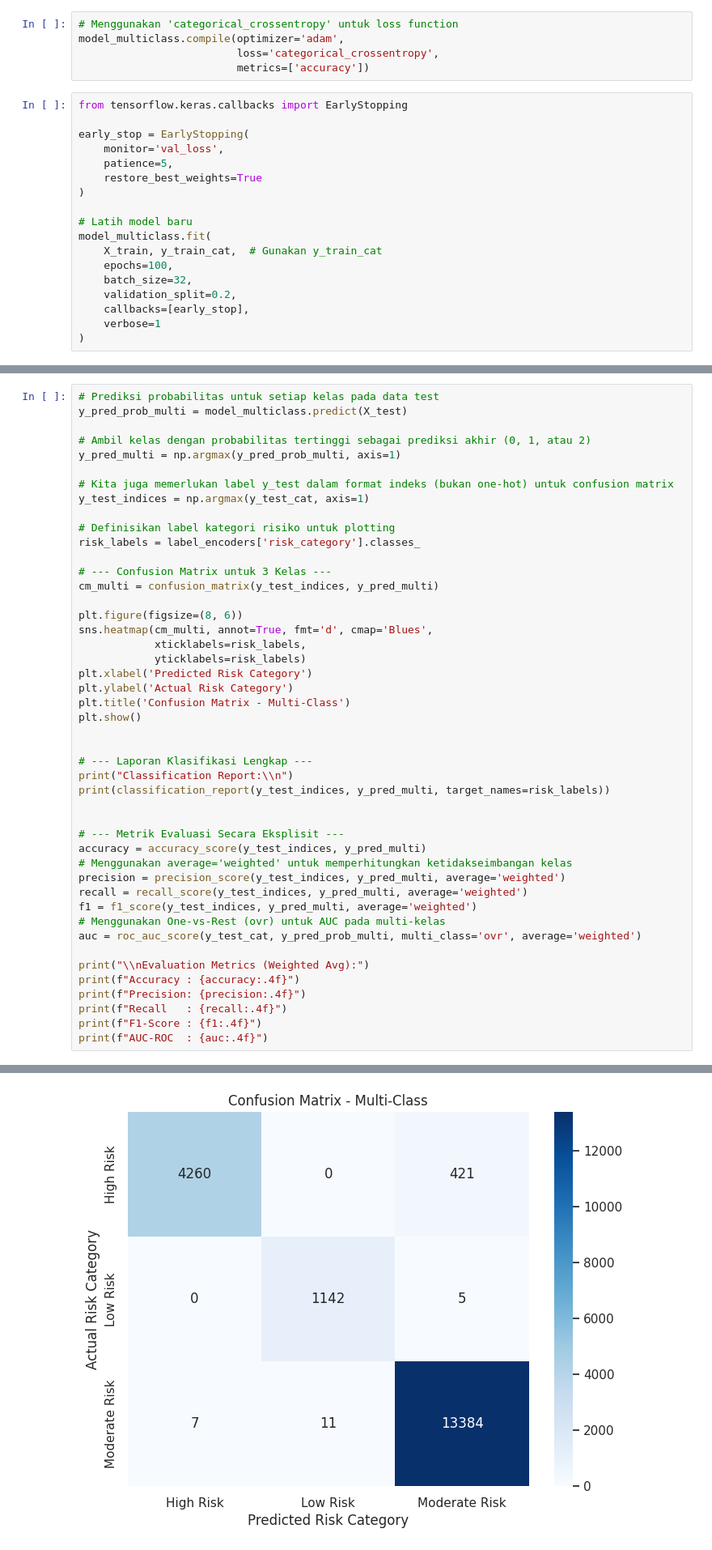
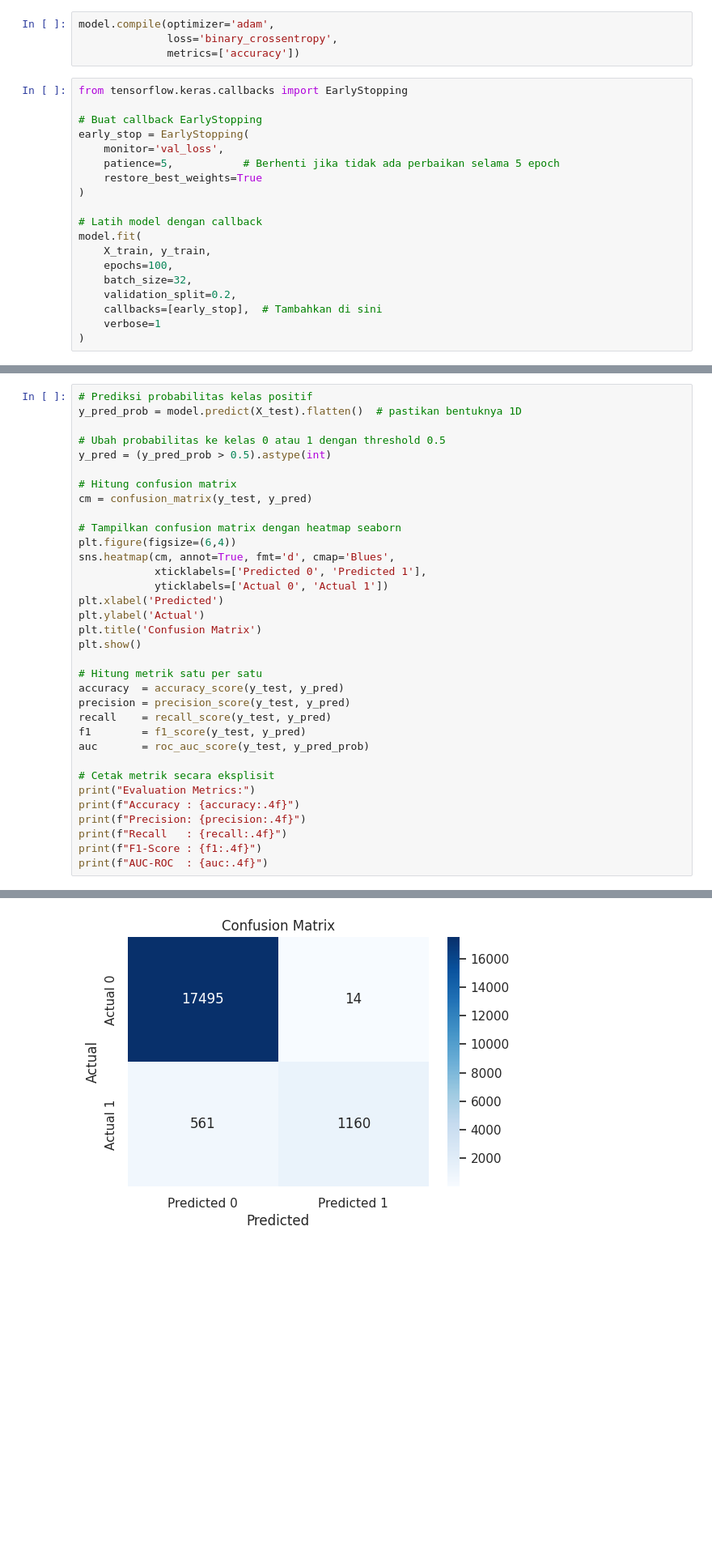
Before and after one commit to SweetAware/sweetaware-model, a Jupyter notebook: notebook_sweetaware.ipynb, the cells around one changed output, grey strips where cells are left out. Shown: that part at 81% size. Cells and saved outputs as stored; diff of their text form; blank space fills up the shorter version.

Commit message:
Update model

```diff
--- a/notebook_sweetaware.ipynb
+++ b/notebook_sweetaware.ipynb
@@ -309,25 +269,25 @@ model_multiclass = keras.Sequential([
 ])
 # %%
-# Menggunakan 'categorical_crossentropy' untuk loss function
-model_multiclass.compile(optimizer='adam',
-                         loss='categorical_crossentropy',
-                         metrics=['accuracy'])
+model.compile(optimizer='adam',
+              loss='binary_crossentropy',
+              metrics=['accuracy'])
 # %%
 from tensorflow.keras.callbacks import EarlyStopping
 
+# Buat callback EarlyStopping
 early_stop = EarlyStopping(
     monitor='val_loss',
-    patience=5,
+    patience=5,           # Berhenti jika tidak ada perbaikan selama 5 epoch
     restore_best_weights=True
 )
 
-# Latih model baru
-model_multiclass.fit(
-    X_train, y_train_cat,  # Gunakan y_train_cat
+# Latih model dengan callback
+model.fit(
+    X_train, y_train,
     epochs=100,
     batch_size=32,
     validation_split=0.2,
-    callbacks=[early_stop],
+    callbacks=[early_stop],  # Tambahkan di sini
     verbose=1
 )
 # %% [output]
@@ -358,44 +318,32 @@ Akurasi pada data test: 0.98
 # %%
-# Prediksi probabilitas untuk setiap kelas pada data test
-y_pred_prob_multi = model_multiclass.predict(X_test)
+# Prediksi probabilitas kelas positif
+y_pred_prob = model.predict(X_test).flatten()  # pastikan bentuknya 1D
 
-# Ambil kelas dengan probabilitas tertinggi sebagai prediksi akhir (0, 1, atau 2)
-y_pred_multi = np.argmax(y_pred_prob_multi, axis=1)
+# Ubah probabilitas ke kelas 0 atau 1 dengan threshold 0.5
+y_pred = (y_pred_prob > 0.5).astype(int)
 
-# Kita juga memerlukan label y_test dalam format indeks (bukan one-hot) untuk confusion matrix
-y_test_indices = np.argmax(y_test_cat, axis=1)
+# Hitung confusion matrix
+cm = confusion_matrix(y_test, y_pred)
 
-# Definisikan label kategori risiko untuk plotting
-risk_labels = label_encoders['risk_category'].classes_
-
-# --- Confusion Matrix untuk 3 Kelas ---
-cm_multi = confusion_matrix(y_test_indices, y_pred_multi)
-
-plt.figure(figsize=(8, 6))
-sns.heatmap(cm_multi, annot=True, fmt='d', cmap='Blues',
-            xticklabels=risk_labels,
-            yticklabels=risk_labels)
-plt.xlabel('Predicted Risk Category')
-plt.ylabel('Actual Risk Category')
-plt.title('Confusion Matrix - Multi-Class')
+# Tampilkan confusion matrix dengan heatmap seaborn
+plt.figure(figsize=(6,4))
+sns.heatmap(cm, annot=True, fmt='d', cmap='Blues',
+            xticklabels=['Predicted 0', 'Predicted 1'],
+            yticklabels=['Actual 0', 'Actual 1'])
+plt.xlabel('Predicted')
+plt.ylabel('Actual')
+plt.title('Confusion Matrix')
 plt.show()
 
+# Hitung metrik satu per satu
+accuracy  = accuracy_score(y_test, y_pred)
+precision = precision_score(y_test, y_pred)
+recall    = recall_score(y_test, y_pred)
+f1        = f1_score(y_test, y_pred)
+auc       = roc_auc_score(y_test, y_pred_prob)
 
-# --- Laporan Klasifikasi Lengkap ---
-print("Classification Report:\\n")
-print(classification_report(y_test_indices, y_pred_multi, target_names=risk_labels))
-
-
-# --- Metrik Evaluasi Secara Eksplisit ---
-accuracy = accuracy_score(y_test_indices, y_pred_multi)
-# Menggunakan average='weighted' untuk memperhitungkan ketidakseimbangan kelas
-precision = precision_score(y_test_indices, y_pred_multi, average='weighted')
-recall = recall_score(y_test_indices, y_pred_multi, average='weighted')
-f1 = f1_score(y_test_indices, y_pred_multi, average='weighted')
-# Menggunakan One-vs-Rest (ovr) untuk AUC pada multi-kelas
-auc = roc_auc_score(y_test_cat, y_pred_prob_multi, multi_class='ovr', average='weighted')
-
-print("\\nEvaluation Metrics (Weighted Avg):")
+# Cetak metrik secara eksplisit
+print("Evaluation Metrics:")
 print(f"Accuracy : {accuracy:.4f}")
 print(f"Precision: {precision:.4f}")
 print(f"Recall   : {recall:.4f}")
@@ -406 +354 @@ print(f"AUC-ROC  : {auc:.4f}")
-[figure, old version]
+[figure, new version]
```
Also changed, not shown: parts of 22 cells of this notebook, 10 other files.
